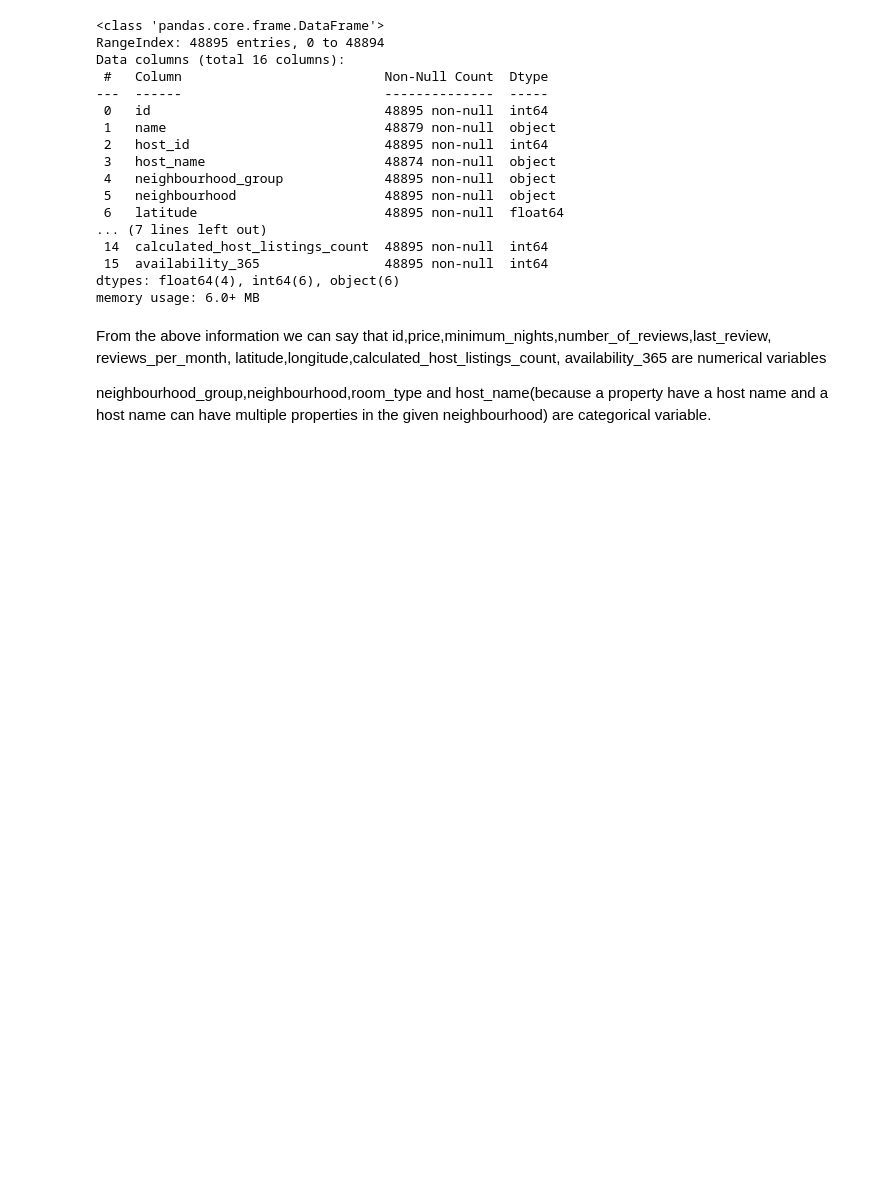
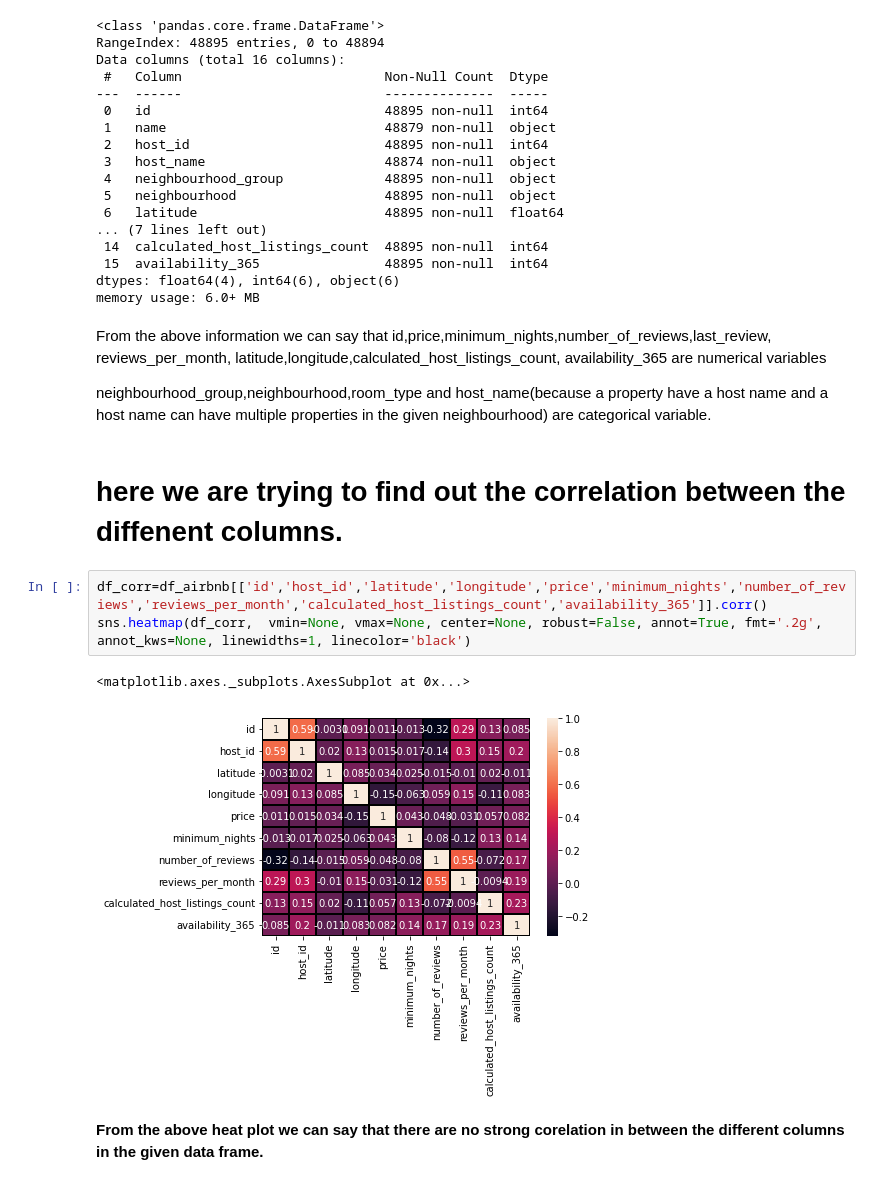
Before and after one commit to avanish04/EDA-on-airbnb, a Jupyter notebook: Copy_of_Airbnb_Bookings_Analysis_Capstone_Project.ipynb, the cells around one changed output. Drawn from its saved outputs; the diff is of its cells as text; blank space fills up the shorter version.

Commit message:
correlation heat map

```diff
--- a/Copy_of_Airbnb_Bookings_Analysis_Capstone_Project.ipynb
+++ b/Copy_of_Airbnb_Bookings_Analysis_Capstone_Project.ipynb
@@ -93,3 +93,13 @@ memory usage: 6.0+ MB
 From the above information we can say that id,price,minimum_nights,number_of_reviews,last_review, reviews_per_month, latitude,longitude,calculated_host_listings_count, availability_365 are numerical variables
 
 neighbourhood_group,neighbourhood,room_type and host_name(because a property have a host name and a host name can have multiple properties in the given neighbourhood) are categorical variable.
+# %% [markdown]
+# here we are trying to find out the correlation between the diffenent columns.
+# %%
+df_corr=df_airbnb[['id','host_id','latitude','longitude','price','minimum_nights','number_of_reviews','reviews_per_month','calculated_host_listings_count','availability_365']].corr()
+sns.heatmap(df_corr,  vmin=None, vmax=None, center=None, robust=False, annot=True, fmt='.2g', annot_kws=None, linewidths=1, linecolor='black')
+# %% [output]
+<matplotlib.axes._subplots.AxesSubplot at 0x...>
+[figure, added]
+# %% [markdown]
+**From the above heat plot we can say that there are no strong corelation in between the different columns in the given data frame.**
```
